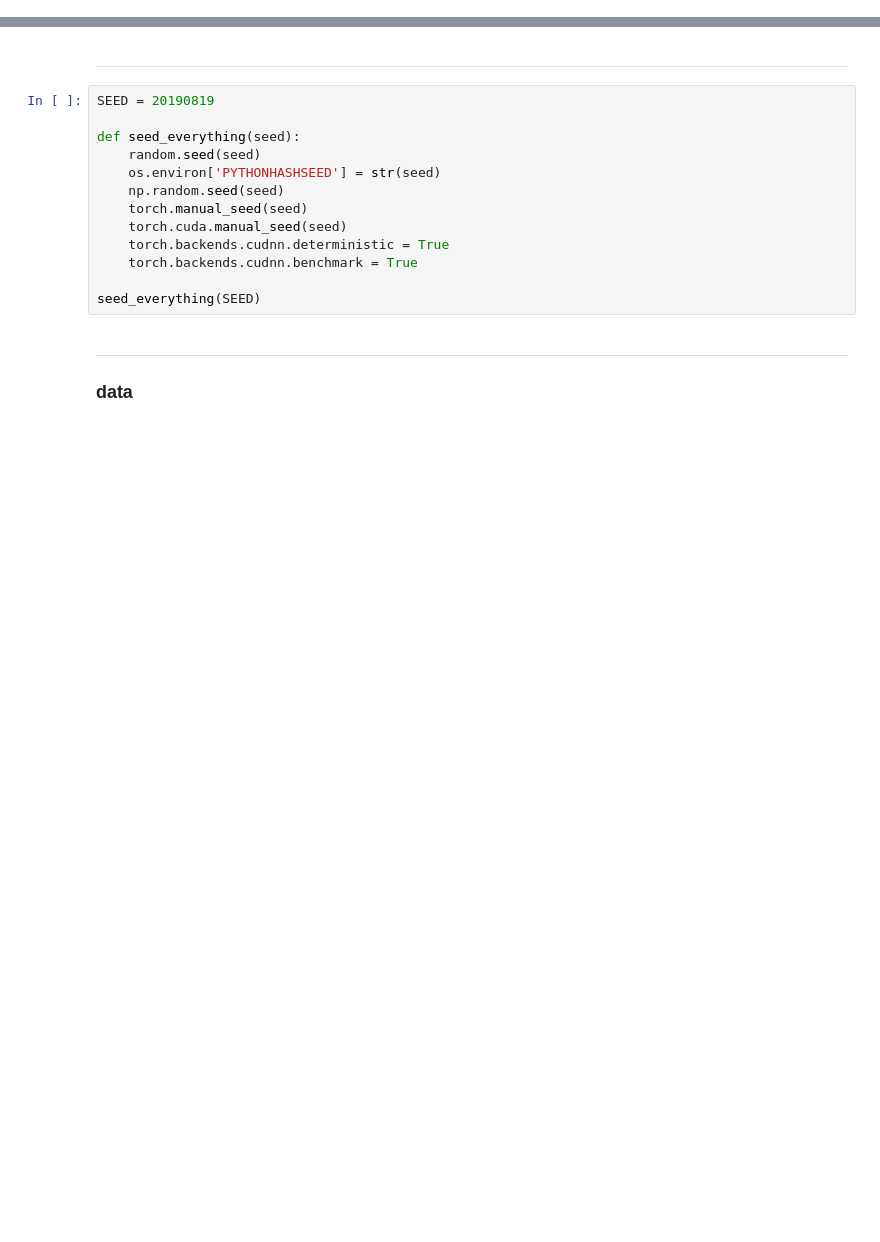
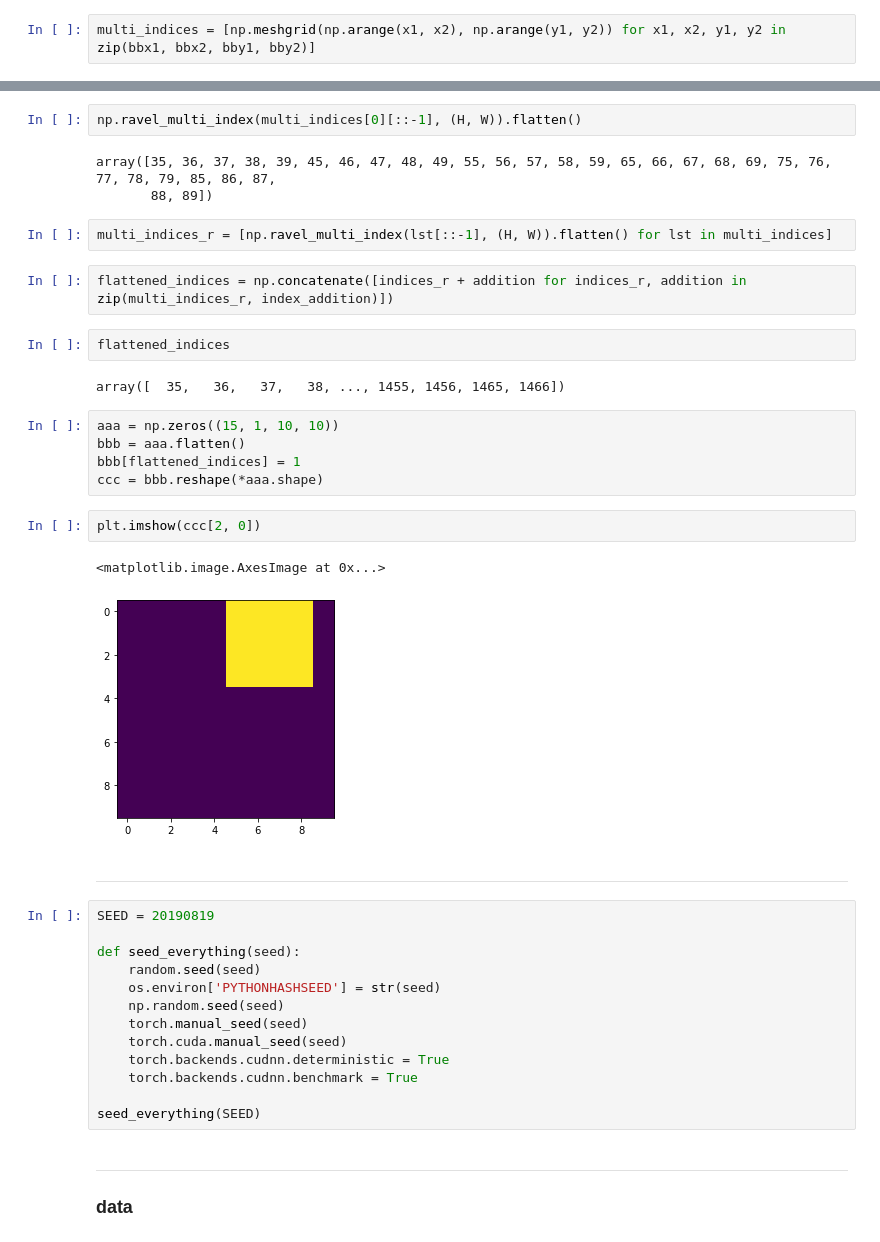
Before and after one commit to yuan1202/bengaliai, a Jupyter notebook: code/testing.ipynb, the cells around one changed output, grey strips where cells are left out. Drawn from its saved outputs; the diff is of its cells as text; blank space fills up the shorter version.

```diff
--- a/code/testing.ipynb
+++ b/code/testing.ipynb
@@ -22,0 +144,2 @@ from model_utils import *
+# %%
+multi_indices = [np.meshgrid(np.arange(x1, x2), np.arange(y1, y2)) for x1, x2, y1, y2 in zip(bbx1, bbx2, bby1, bby2)]
@@ -23,3 +160,26 @@ from model_utils import *
+# %%
+np.ravel_multi_index(multi_indices[0][::-1], (H, W)).flatten()
+# %% [output]
+array([35, 36, 37, 38, 39, 45, 46, 47, 48, 49, 55, 56, 57, 58, 59, 65, 66, 67, 68, 69, 75, 76, 77, 78, 79, 85, 86, 87,
+       88, 89])
+# %%
+multi_indices_r = [np.ravel_multi_index(lst[::-1], (H, W)).flatten() for lst in multi_indices]
+# %%
+flattened_indices = np.concatenate([indices_r + addition for indices_r, addition in zip(multi_indices_r, index_addition)])
+# %%
+flattened_indices
+# %% [output]
+array([  35,   36,   37,   38, ..., 1455, 1456, 1465, 1466])
+# %%
+aaa = np.zeros((15, 1, 10, 10))
+bbb = aaa.flatten()
+bbb[flattened_indices] = 1
+ccc = bbb.reshape(*aaa.shape)
+# %%
+plt.imshow(ccc[2, 0])
+# %% [output]
+<matplotlib.image.AxesImage at 0x...>
+[figure, added]
 # %% [markdown]
 ---
 # %%
```
Also changed, not shown: parts of 37 cells of this notebook, 14 other files.
